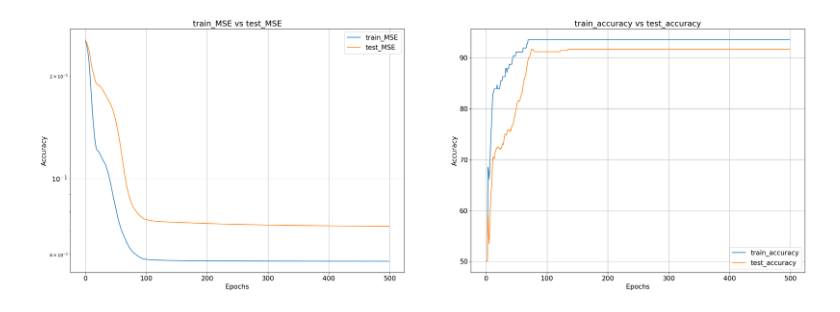
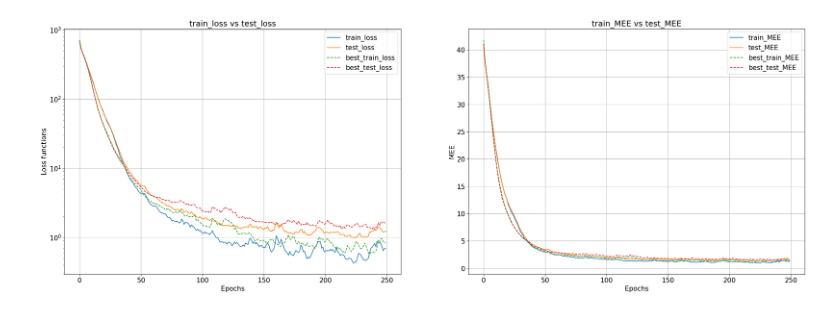
Before and after one commit to gmg00/ML_prj, a Jupyter notebook: notebooks/results_analysis_cup.ipynb, the cells around one changed output. Cells and saved outputs as stored; diff of their text form; code cells hidden in the pictures.

```diff
--- a/notebooks/results_analysis_cup.ipynb
+++ b/notebooks/results_analysis_cup.ipynb
@@ -45,0 +28,18 @@ for p_comb in param_grid:
+# %%
+# Print the best {how_many} hyperparameter sets by their {sorting_key}
+
+how_many = 5 # how many elements to print
+sorting_key = 'val_loss_mean' # value on which the sorting is performed
+p_best = []
+
+p_to_sort = [[x, x['results'][sorting_key]] for x in param_grid]
+p_best_sorted = sorted(p_to_sort, key=lambda x:x[1])
+
+for p_comb,loss in p_best_sorted[:how_many]:
+    p_best.append(p_comb)
+    tmp_dict = p_comb.copy()
+    results = tmp_dict.pop('results')
+    print(f"val_loss = {results['val_loss_mean']:.2e} +- {results['val_loss_std']:.2e}")
+    print(f'hyperparameters : {tmp_dict}')
+    print(f'results : {results}')
+    print('')
@@ -46,8 +66,17 @@ for p_comb in param_grid:
 # %%
+# Permorm retraining on the best {how_many} sets and print loss and MEE graphs.
+
+retraining_epochs = 250
+print_best = True # print the best results on all graphs
+
 for i,p_comb in enumerate(p_best):
 
     best_comb = p_comb.copy()
-
+    #------------------------------------------------superfluo
+    best_comb['loss'] = 'MSE'
+    best_comb['output_act_func'] = 'lin'
+    best_comb['epochs'] = retraining_epochs
+    #------------------------------------------------
     results = best_comb.pop('results')
     if best_comb['n_batch'] == 'batch':
         best_comb['n_batch'] = X_train.shape[1]
@@ -58,19 +87,34 @@ for i,p_comb in enumerate(p_best):
         best_comb['eta'] = best_comb['eta'] * np.sqrt(best_comb['n_batch'])
     best_comb.pop('scale_eta_batchsize')
 
-    #print(best_comb)
-    #print(results)
+    # ----------------------- MODEL ----------------------------
 
     input_layer = Input(X_train.shape[0])
-    hidden_layer = Layer(input_layer, best_comb.pop('dim_hidden'), best_comb.pop('hidden_act_func'))
-    output_layer = Layer(hidden_layer, 1, 'sigm')
+    hidden_layer = Layer(input_layer, best_comb.pop('dim_hidden1'), best_comb.pop('hidden_act_func1'))
+    o = 2
+    while True:
+        if f'dim_hidden{o}' in best_comb.keys():
+            hidden_layer = Layer(hidden_layer, best_comb.pop(f'dim_hidden{o}'), best_comb.pop(f'hidden_act_func{o}'))
+        else: break
+    output_layer = Layer(hidden_layer, 3, best_comb.pop('output_act_func'))
 
-    model = NeuralNetwork(input_layer, output_layer, 'binary_crossentropy', metrics=[accuracy, MSE])
-    history = model.retrain(X_train, y_train.reshape((1,X_train.shape[1])), test_data = [X_test,y_test.reshape((1,X_test.shape[1]))], **best_comb)
+    model = NeuralNetwork(input_layer, output_layer, best_comb.pop('loss'), metrics=[MEE])
+    history = model.retrain(X_train, y_train.reshape((3,X_train.shape[1])), test_data = [X_test,y_test.reshape((3,X_test.shape[1]))], **best_comb)
 
-    '''plt.figure(1)
+    # ----------------------------------------------------------
+
+    if i == 0:
+        best_train_loss, best_test_loss = history['train_loss'], history['test_loss']
+        best_train_MEE, best_test_MEE = history['train_MEE'], history['test_MEE']
+
+    plt.figure(i, figsize=(30,10))
+
+    plt.subplot(1,2,1)
     plt.plot(history['train_loss'],label='train_loss')
     plt.plot(history['test_loss'], label='test_loss')
+    if (i > 0) and (print_best == True):
+        plt.plot(best_train_loss,'--',label='best_train_loss')
+        plt.plot(best_test_loss, '--', label='best_test_loss')
     plt.yscale('log')
     plt.xlabel('Epochs', size=15)
     plt.ylabel('Loss functions', size=15)
@@ -80,36 +124,15 @@ for i,p_comb in enumerate(p_best):
     plt.grid()
     plt.legend(fontsize=15)
 
-    plt.figure(2)
-    plt.plot(history['train_accuracy'],label='train_accuracy')
-    plt.plot(history['test_accuracy'], label='test_accuracy')
+    plt.subplot(1,2,2)
+    plt.plot(history['train_MEE'],label='train_MEE')
+    plt.plot(history['test_MEE'], label='test_MEE')
+    if (i > 0) and (print_best == True):
+        plt.plot(best_train_MEE,'--',label='best_train_MEE')
+        plt.plot(best_test_MEE, '--', label='best_test_MEE')
     plt.xlabel('Epochs', size=15)
-    plt.ylabel('Accuracy', size=15)
-    plt.title('train_accuracy vs test_accuracy', size=18)
-    plt.xticks(size=15)
-    plt.yticks(size=15)
-    plt.grid()
-    plt.legend(fontsize=15)'''
-
-    plt.figure(i, figsize=(30,10))
-    plt.subplot(1,2,1)
-    plt.plot(history['train_MSE'],label='train_MSE')
-    plt.plot(history['test_MSE'], label='test_MSE')
-    plt.yscale('log')
-    plt.xlabel('Epochs', size=15)
-    plt.ylabel('Accuracy', size=15)
-    plt.title('train_MSE vs test_MSE', size=18)
-    plt.xticks(size=15)
-    plt.yticks(size=15)
-    plt.grid()
-    plt.legend(fontsize=15)
-
-    plt.subplot(1,2,2)
-    plt.plot(history['train_accuracy'],label='train_accuracy')
-    plt.plot(history['test_accuracy'], label='test_accuracy')
-    plt.xlabel('Epochs', size=15)
-    plt.ylabel('Accuracy', size=15)
-    plt.title('train_accuracy vs test_accuracy', size=18)
+    plt.ylabel('MEE', size=15)
+    plt.title('train_MEE vs test_MEE', size=18)
     plt.xticks(size=15)
     plt.yticks(size=15)
     plt.grid()
@@ -173 +196 @@ Epoch 499: train_loss: 2.012e-01, test_loss: 2.446e-01; train_accuracy: 9.355e+0
-[figure, old version]
+[figure, new version]
```
Also changed, not shown: parts of 8 cells of this notebook, 3 other files.
